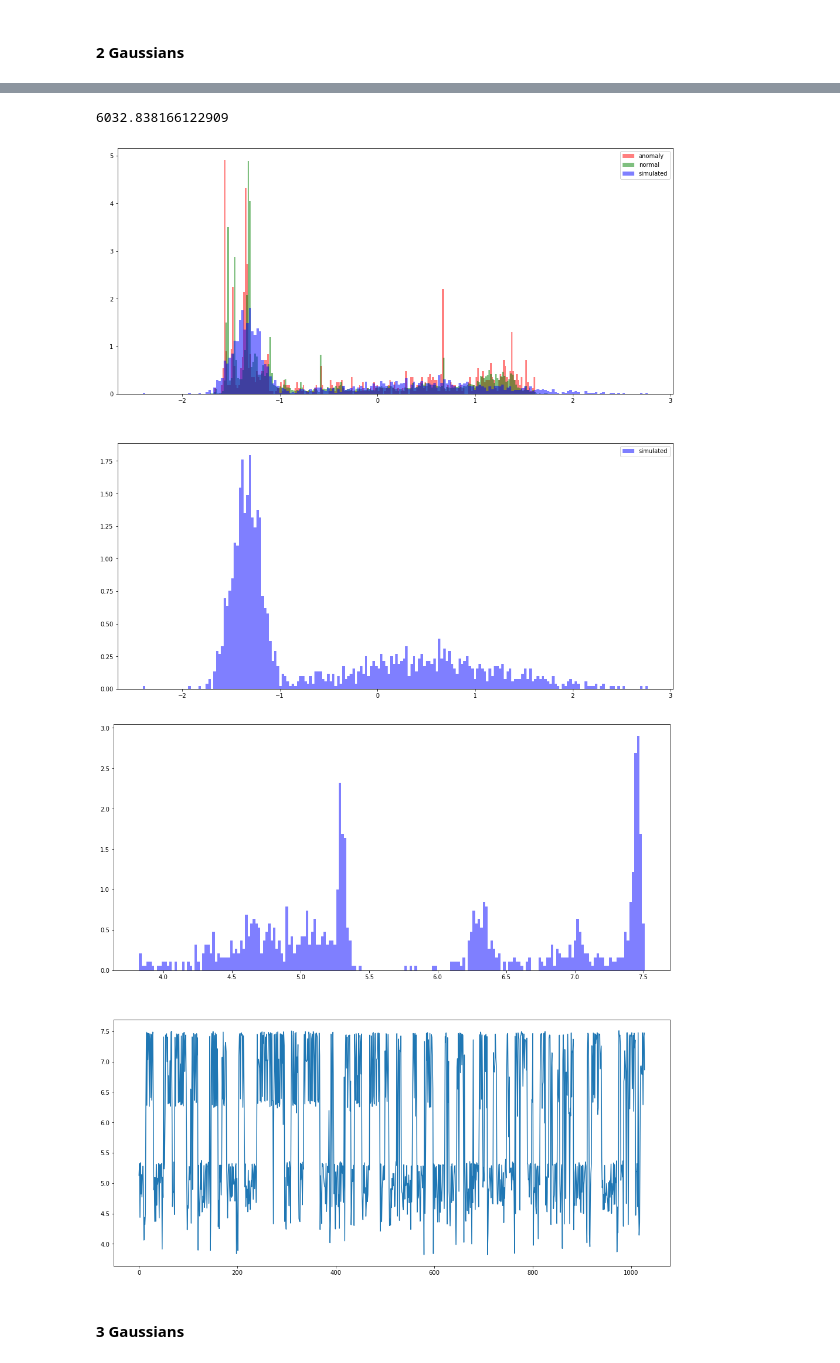
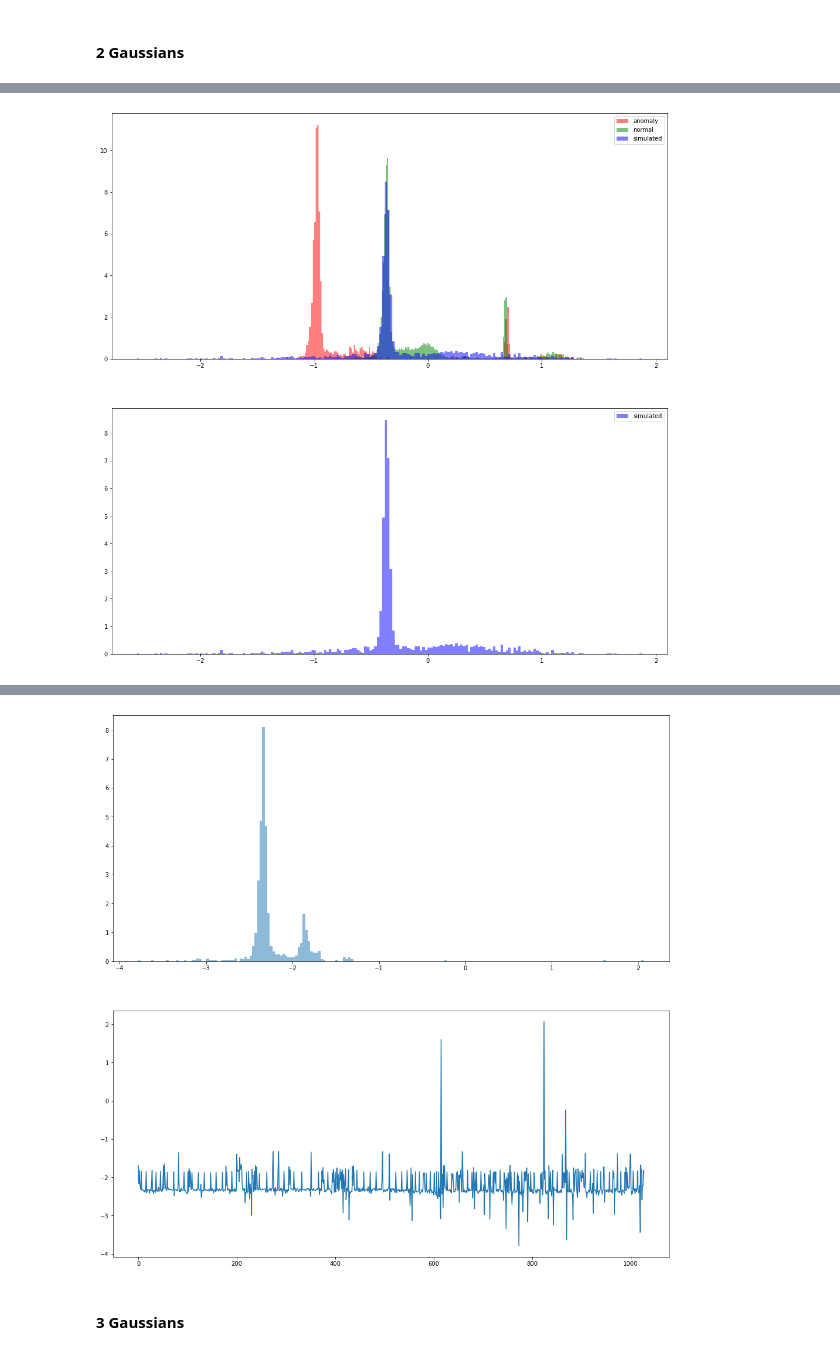
Before and after one commit to ivinokuri/generative-model, a Jupyter notebook: py/model/autoencoder/ProbabilisticModelExperiments.ipynb, the cells around one changed output, grey strips where cells are left out. Drawn from its saved outputs; the diff is of its cells as text; code cells hidden in the pictures.

Commit message:
continue to work on data

```diff
--- a/py/model/autoencoder/ProbabilisticModelExperiments.ipynb
+++ b/py/model/autoencoder/ProbabilisticModelExperiments.ipynb
@@ -341,4 +351,10 @@ model {
 }
 """
 # %%
-model = pystan.StanModel(model_code=GMM_MODEL, verbose=False, extra_compile_args=["-w"])
+model = None
+if os.path.isfile('./stan/model.pkl'):
+    model = pickle.load(open('./stan/model.pkl', 'rb'))
+else:
+    model = pystan.StanModel(model_code=GMM_MODEL, verbose=False, extra_compile_args=["-w"])
+    with open('./stan/model.pkl', 'wb') as f:
+        pickle.dump(model, f)
@@ -474,11 +449,11 @@ Now after we saw that the model is working well with generated data lets try to
 
 We will take only one dimension of our two dimensional dataset and try the model on it
 # %%
-stan_normal_data = normal_pca_data
-stan_anomaly_data = anomaly_pca_data
+stan_normal_data = normal_pca_data[:,1]
+stan_anomaly_data = anomaly_pca_data[:,1]
 fig, axs = plt.subplots(1, figsize=(17, 10))
-n, anomaly_bins, patches = axs.hist(stan_anomaly_data[:,0], 200, facecolor='r', alpha=0.5, density=True, stacked=True, label="Anomaly")
-n, norm_bins, patches = axs.hist(stan_normal_data[:,0], 200, facecolor='g', alpha=0.5, density=True, stacked=True, label="Normal")
+n, anomaly_bins, patches = axs.hist(stan_anomaly_data, 200, facecolor='r', alpha=0.5, density=True, stacked=True, label="Anomaly")
+n, norm_bins, patches = axs.hist(stan_normal_data, 200, facecolor='g', alpha=0.5, density=True, stacked=True, label="Normal")
 axs.legend()
 # %% [output]
 <matplotlib.legend.Legend at 0x...>
@@ -496,7 +471,7 @@ def plot_simulations(simulations, snd, sad):
 
 def plot_lppd(lppds):
     fig, axs = plt.subplots(2, figsize=(17, 17))
-    n, bins, patches = axs[0].hist(lppds, 200, facecolor='b', alpha=0.5, density=True, stacked=True, label="lppd")
+    n, bins, patches = axs[0].hist(lppds, 200, alpha=0.5, density=True, stacked=True, label="lppd")
     axs[1].plot(range(len(lppds)), lppds)
     plt.show()
 
@@ -519,9 +494,15 @@ def train_and_plot(num_of_gaussians, data, anomaly_data):
         'theta_loc_prior': theta_loc_prior,
         'theta_scale_prior': theta_scale_prior
     }
-    fit = model.sampling(data=st_data, iter=1000, verbose=True, n_jobs=-1)
+    fit = None
+    if os.path.isfile('./stan/fit_' + str(num_of_gaussians) + '.pkl'):
+        fit = pickle.load(open('./stan/fit_' + str(num_of_gaussians) + '.pkl', 'rb'))
+    else:
+        fit = model.sampling(data=st_data, iter=1000, verbose=False, n_jobs=-1)
+        with open('./stan/fit_' + str(num_of_gaussians) + '.pkl', 'wb') as g:
+            pickle.dump(fit, g)
+
     print(fit)
-
     samples = fit.extract(permuted=True)
     mu = samples['mu']
     sigma = samples['sigma']
@@ -535,14 +516,14 @@ def train_and_plot(num_of_gaussians, data, anomaly_data):
 def simulation_and_lppd(mu, sigma, theta, data, anomaly_data):
     simulations, _ = draw_from_GMM(mu, sigma, theta, 1000)
     plot_simulations(simulations, data, anomaly_data)
-    lppds, lppd = calc_lppd(mu, sigma, theta, anomaly_data)
+    lppds, lppd = calc_lppd_vec(mu, sigma, theta, anomaly_data)
     print(lppd)
     plot_lppd(lppds)
     return simulations, lppds
 # %% [markdown]
 #### 2 Gaussians
 # %%
-mu, sigma, theta = train_and_plot(2, stan_normal_data[:,0], stan_anomaly_data[:,0])
-sim, lppds = simulation_and_lppd(mu, sigma, theta, stan_normal_data[:,0], stan_anomaly_data[:,0])
+mu, sigma, theta = train_and_plot(2, stan_normal_data, stan_anomaly_data)
+sim, lppds = simulation_and_lppd(mu, sigma, theta, stan_normal_data, stan_anomaly_data)
 # %% [output]
 (17875,)
@@ -564,0 +546 @@ Iteration:   1 / 1000 [  0%]  (Warmup)
+[figure, new version]
@@ -599,6 +548,4 @@ convergence, Rhat=1).
-6032.838166122909
-[figure, old version]
-[figure, old version]
+[figure, new version]
 # %% [markdown]
 #### 3 Gaussians
 # %%
```
Also changed, not shown: parts of 11 cells of this notebook, 5 other files.
